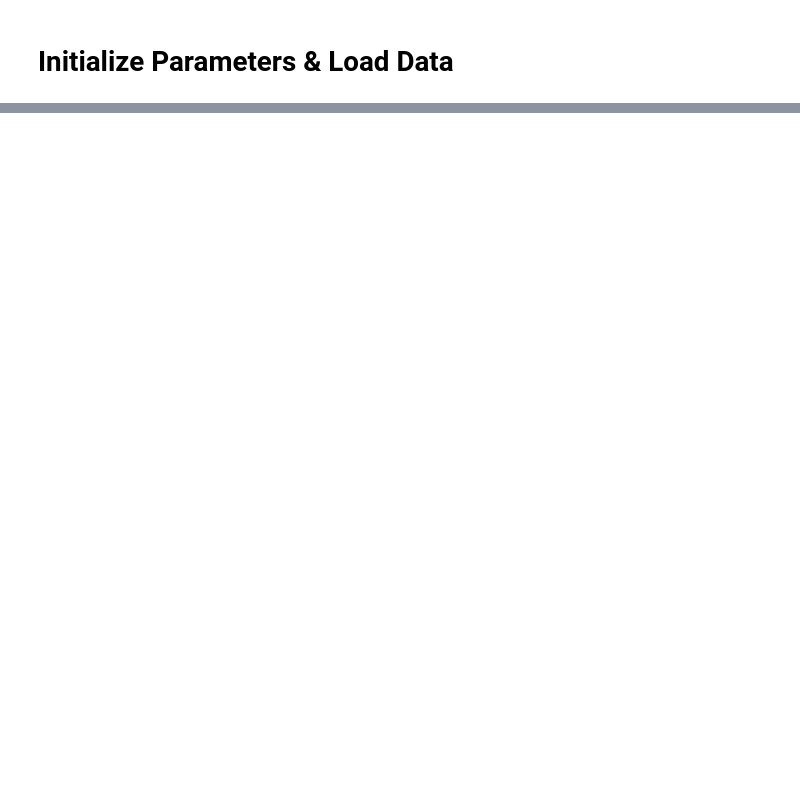
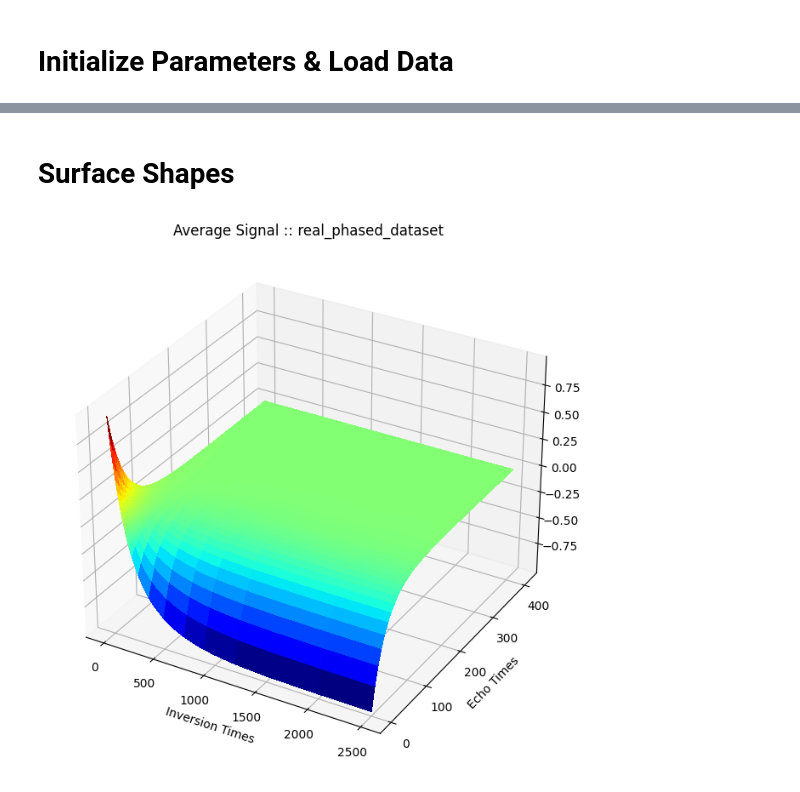
Before and after one commit to Griffin997/Stabilization, a Jupyter notebook: Nullpoint_PhantomGel.ipynb, the cells around one changed output, grey strips where cells are left out. Saved outputs shown, nothing was run; the diff lists cells and outputs as text; code cells hidden in the pictures; blank space fills up the shorter version.

```diff
--- a/Nullpoint_PhantomGel.ipynb
+++ b/Nullpoint_PhantomGel.ipynb
@@ -29,0 +247,18 @@ TI_int = [float(elem) for elem in TI_num]
+# %% [markdown]
+# Surface Shapes
+# %%
+#### Actual Data Surface
+mTI, mTE = np.meshgrid(TI_array, TE_sequence, indexing='ij')
+average_signal = np.transpose(np.mean(raw_data, axis = 2))
+
+fig = plt.figure(figsize=(10, 8))
+ax = plt.axes(projection='3d')
+
+surf = ax.plot_surface(mTI, mTE, average_signal, cmap = plt.cm.jet, linewidth=0, antialiased=False)
+
+ax.set_title('Average Signal :: ' + file_oi)
+ax.set_xlabel('Inversion Times')
+ax.set_ylabel('Echo Times')
+plt.show()
+# %% [output]
+[figure, added]
```
Also changed, not shown: parts of 19 cells of this notebook.
